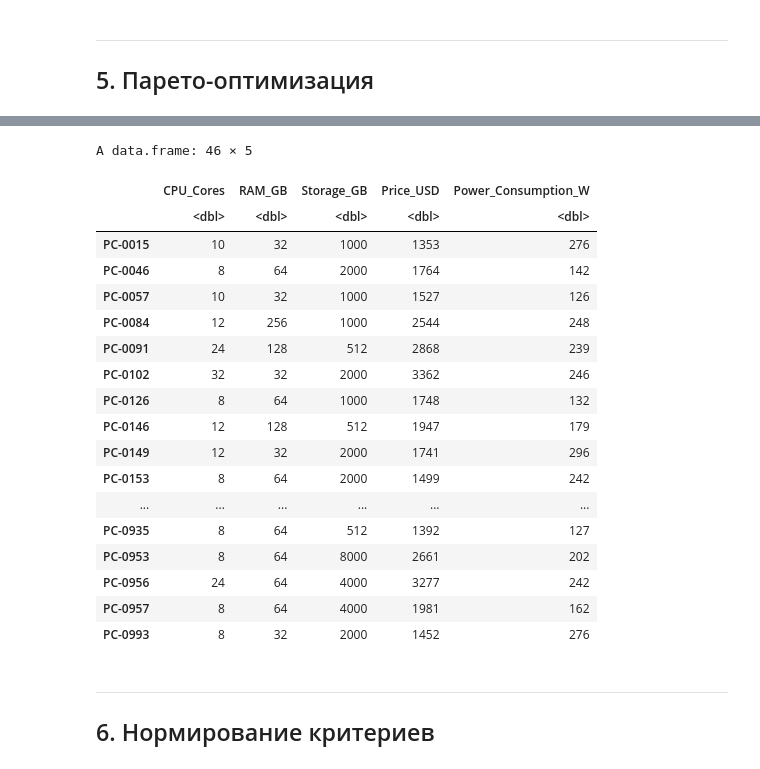
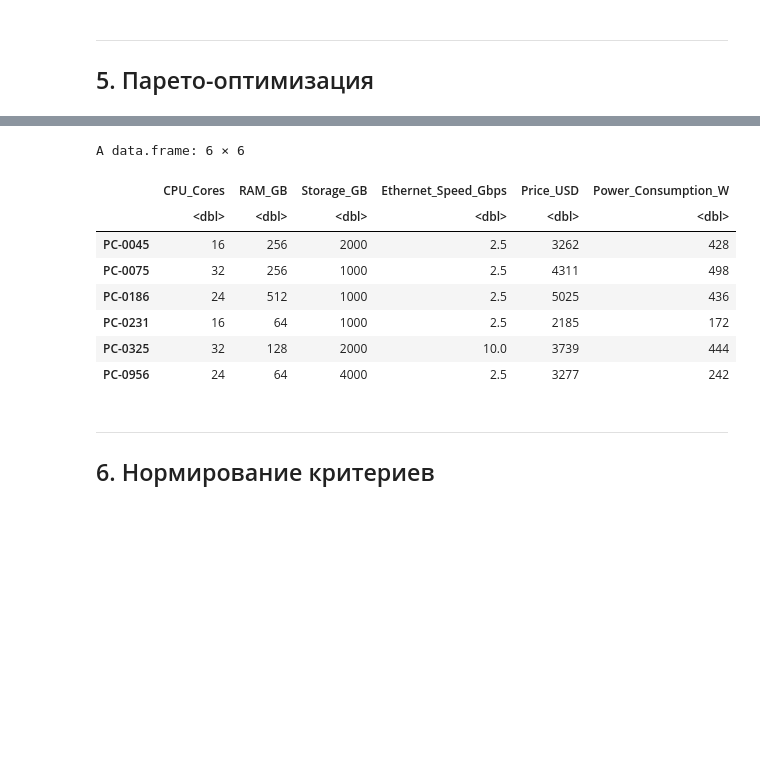
Before and after one commit to Andrest31/kiskis, a Jupyter notebook: lab1/Lab1_Variant5.ipynb, the cells around one changed output, grey strips where cells are left out. Saved outputs shown, nothing was run; the diff lists cells and outputs as text; code cells hidden in the pictures; blank space fills up the shorter version.

```diff
--- a/lab1/Lab1_Variant5.ipynb
+++ b/lab1/Lab1_Variant5.ipynb
@@ -65,9 +64,25 @@ library(ggplot2)
 library(tidyr)
 
 # Загрузка данных из CSV файла
-Data <- read.csv("computer_dataset_1000.csv", sep = ",")
+Data <- read.csv("https://raw.githubusercontent.com/junaart/AHP_KIS/refs/heads/main/Lab_1/computer_dataset_1000.csv", sep = ",")
 View(Data)
+colnames(Data)
 cat("Размер датасета:", nrow(Data), "x", ncol(Data), "\n")
+
+# Приводим значения скорости Ethernet к числовым значениям в Gbps
+ethernet_speed_value <- as.numeric(gsub("[^0-9.]", "", Data$Ethernet_Speed))
+
+is_gbps <- grepl("gbps", Data$Ethernet_Speed, ignore.case = TRUE)
+is_mbps <- grepl("mbps", Data$Ethernet_Speed, ignore.case = TRUE)
+
+# Если явно Gbps — оставляем как есть
+# Если явно Mbps или единицы не указаны — считаем что это Mbps и переводим в Gbps
+Data$Ethernet_Speed_Gbps <- ifelse(is_gbps, ethernet_speed_value,
+                            ifelse(is_mbps, ethernet_speed_value / 1000,
+                                   ethernet_speed_value / 1000))
+
+Data$Ethernet_Speed_Gbps <- as.numeric(Data$Ethernet_Speed_Gbps)
+summary(Data$Ethernet_Speed_Gbps)
 # %% [output]
 A data.frame: 1000 × 31
 | ID | CPU_Frequency_GHz | CPU_Cores | CPU_Brand | CPU_Generation | RAM_GB | Storage_GB | Storage_Type | GPU_Type | ... |
@@ -212,34 +215,34 @@ result
 # %%
 FF <- data.frame(
   Data$CPU_Cores[Data$ID %in% result],
   Data$RAM_GB[Data$ID %in% result],
   Data$Storage_GB[Data$ID %in% result],
+  Data$Ethernet_Speed_Gbps[Data$ID %in% result],
   Data$Price_USD[Data$ID %in% result],
   Data$Power_Consumption_W[Data$ID %in% result]
 )
-colnames(FF) <- c("CPU_Cores", "RAM_GB", "Storage_GB", "Price_USD", "Power_Consumption_W")
+
+colnames(FF) <- c(
+  "CPU_Cores",
+  "RAM_GB",
+  "Storage_GB",
+  "Ethernet_Speed_Gbps",
+  "Price_USD",
+  "Power_Consumption_W"
+)
+
 rownames(FF) <- result
 FF
 # %% [output]
-A data.frame: 46 × 5
+A data.frame: 6 × 6
-|  | CPU_Cores | RAM_GB | Storage_GB | Price_USD | Power_Consumption_W |
-|  | <dbl> | <dbl> | <dbl> | <dbl> | <dbl> |
-| PC-0015 | 10 | 32 | 1000 | 1353 | 276 |
-| PC-0046 | 8 | 64 | 2000 | 1764 | 142 |
-| PC-0057 | 10 | 32 | 1000 | 1527 | 126 |
-| PC-0084 | 12 | 256 | 1000 | 2544 | 248 |
-| PC-0091 | 24 | 128 | 512 | 2868 | 239 |
-| PC-0102 | 32 | 32 | 2000 | 3362 | 246 |
-| PC-0126 | 8 | 64 | 1000 | 1748 | 132 |
-| PC-0146 | 12 | 128 | 512 | 1947 | 179 |
-| PC-0149 | 12 | 32 | 2000 | 1741 | 296 |
-| PC-0153 | 8 | 64 | 2000 | 1499 | 242 |
-| ... | ... | ... | ... | ... | ... |
-| PC-0935 | 8 | 64 | 512 | 1392 | 127 |
-| PC-0953 | 8 | 64 | 8000 | 2661 | 202 |
-| PC-0956 | 24 | 64 | 4000 | 3277 | 242 |
-| PC-0957 | 8 | 64 | 4000 | 1981 | 162 |
-| PC-0993 | 8 | 32 | 2000 | 1452 | 276 |
+|  | CPU_Cores | RAM_GB | Storage_GB | Ethernet_Speed_Gbps | Price_USD | Power_Consumption_W |
+|  | <dbl> | <dbl> | <dbl> | <dbl> | <dbl> | <dbl> |
+| PC-0045 | 16 | 256 | 2000 | 2.5 | 3262 | 428 |
+| PC-0075 | 32 | 256 | 1000 | 2.5 | 4311 | 498 |
+| PC-0186 | 24 | 512 | 1000 | 2.5 | 5025 | 436 |
+| PC-0231 | 16 | 64 | 1000 | 2.5 | 2185 | 172 |
+| PC-0325 | 32 | 128 | 2000 | 10.0 | 3739 | 444 |
+| PC-0956 | 24 | 64 | 4000 | 2.5 | 3277 | 242 |
 # %% [markdown]
 ---
 ## 6. Нормирование критериев
```
Also changed, not shown: parts of 68 cells of this notebook.
